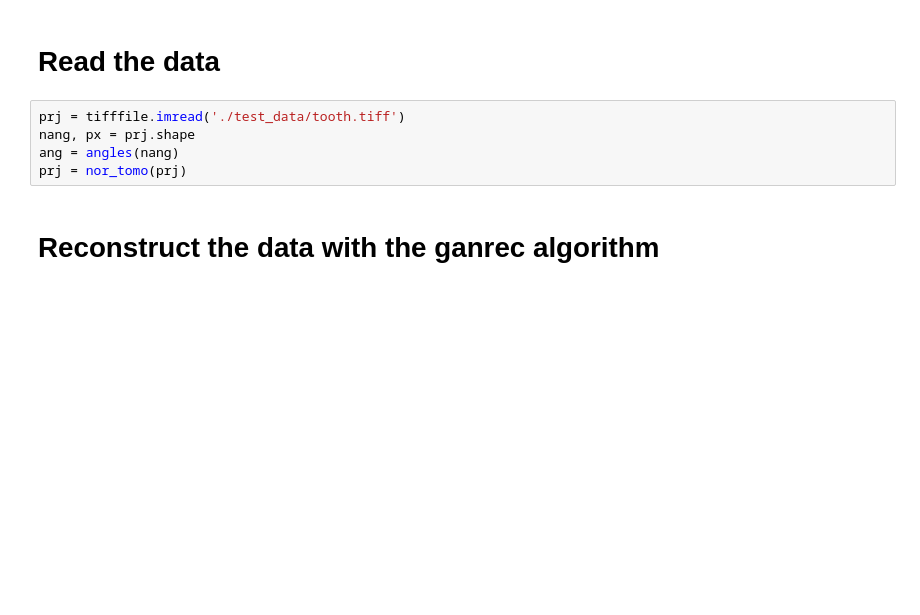
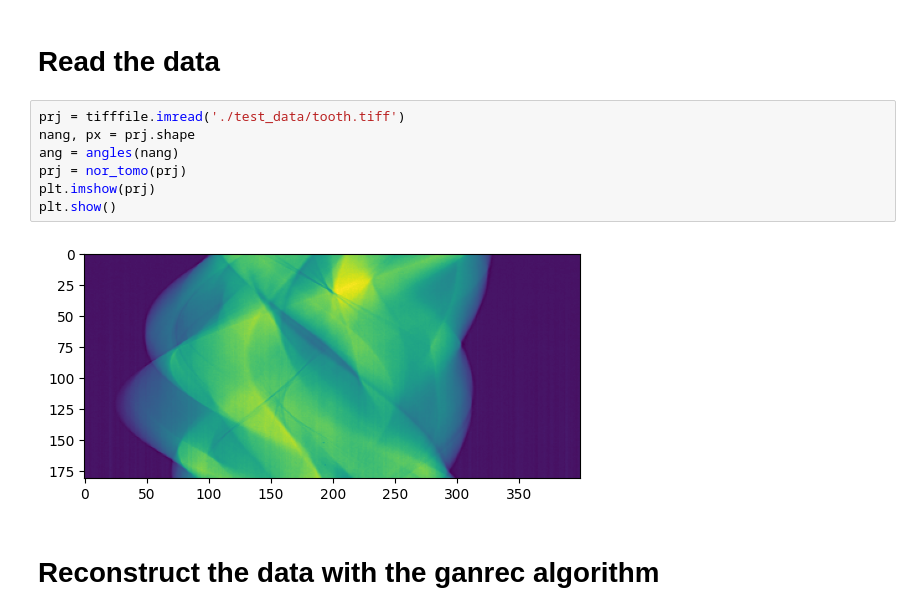
Before and after one commit to XYangXRay/ganrec, a Jupyter notebook: examples/tomography_torch_example.ipynb, the cells around one changed output. Drawn from its saved outputs; the diff is of its cells as text; blank space fills up the shorter version.

```diff
--- a/examples/tomography_torch_example.ipynb
+++ b/examples/tomography_torch_example.ipynb
@@ -14,8 +24,12 @@ ModuleNotFoundError: No module named 'ganrectorch'
 # %%
 prj = tifffile.imread('./test_data/tooth.tiff')
 nang, px = prj.shape
 ang = angles(nang)
 prj = nor_tomo(prj)
+plt.imshow(prj)
+plt.show()
+# %% [output]
+[figure, added]
 # %% [markdown]
 # Reconstruct the data with the ganrec algorithm
 # %%
```
Also changed, not shown: parts of 5 cells of this notebook.
